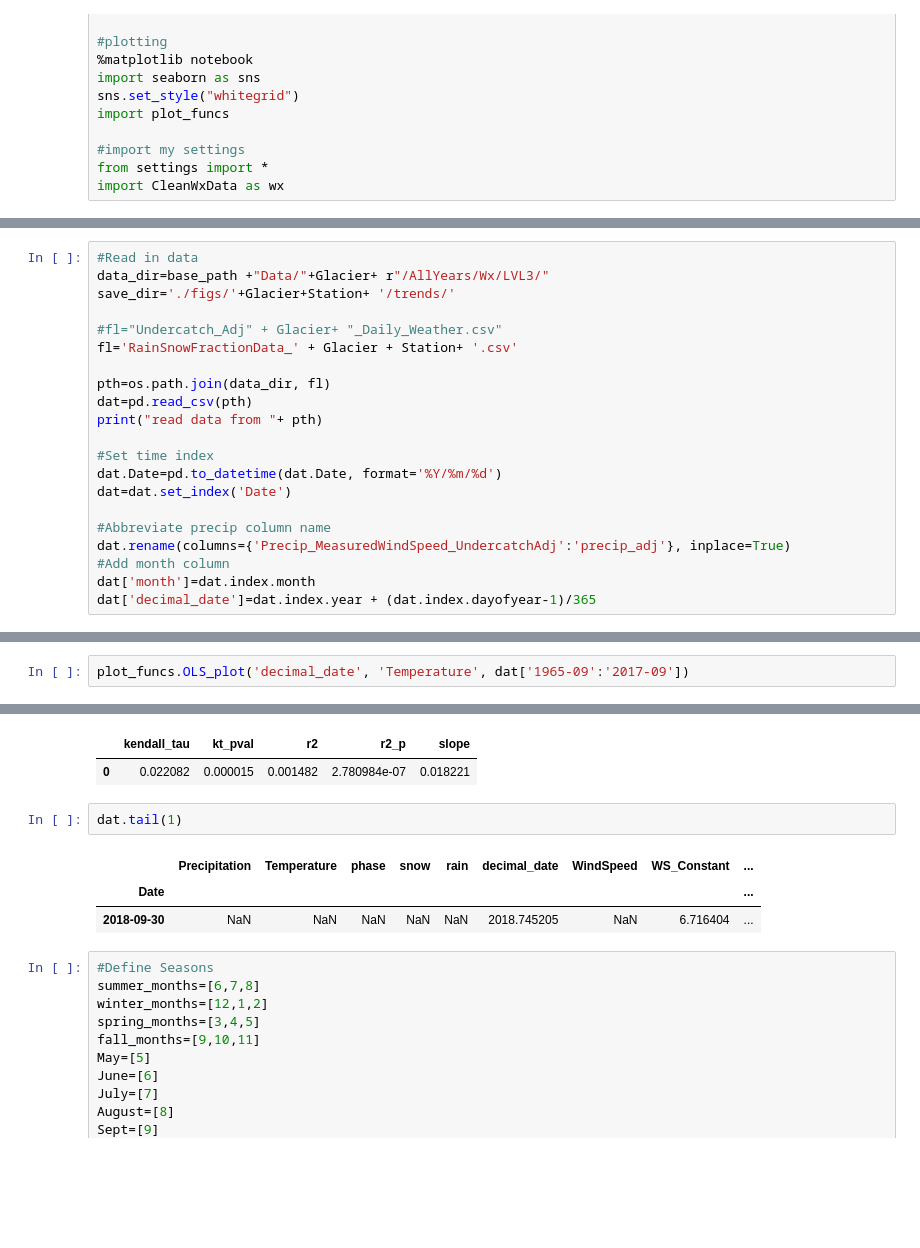
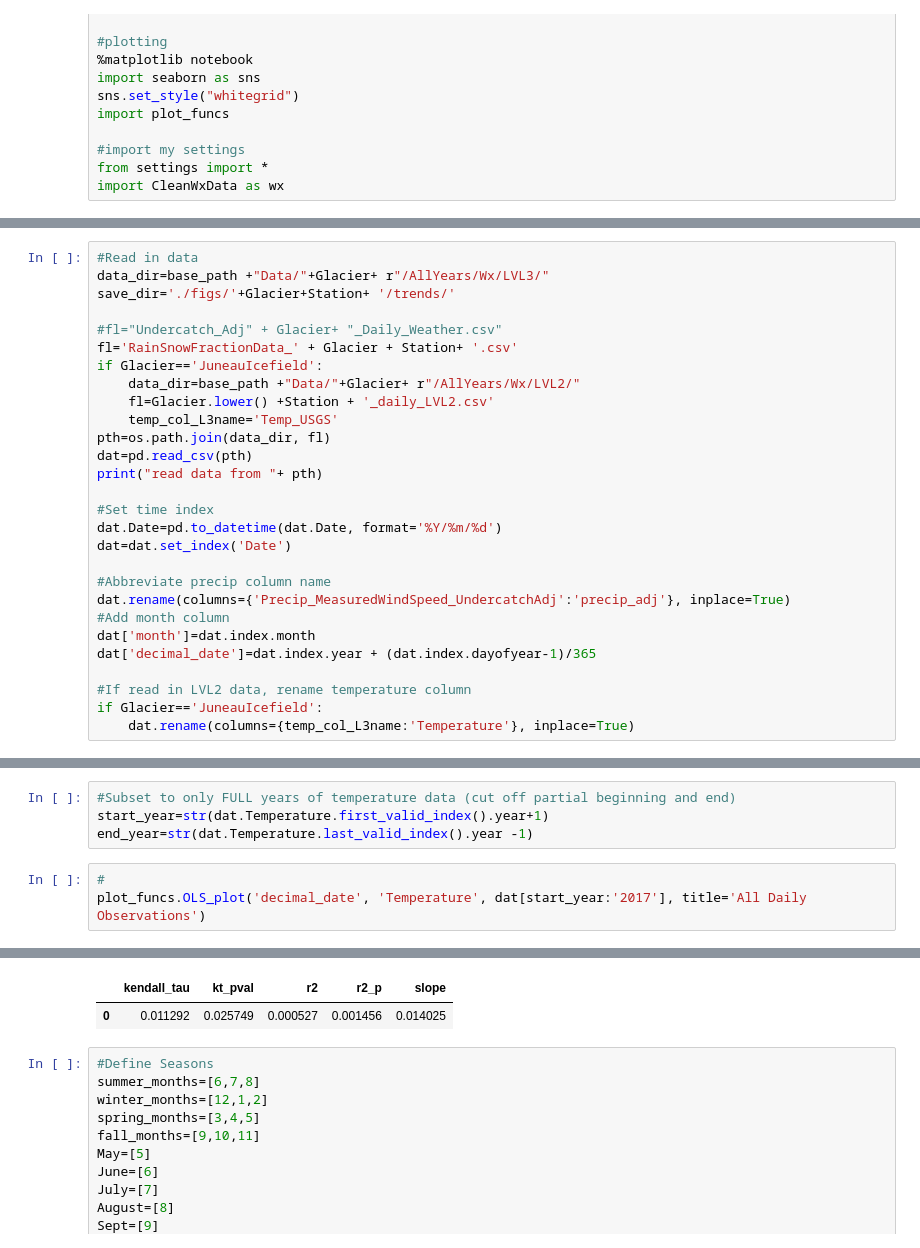
Before and after one commit to ehbaker/WXmunge, a Jupyter notebook: Temperature Trends.ipynb, the cells around one changed output, grey strips where cells are left out. Cells and saved outputs as stored; diff of their text form; blank space fills up the shorter version.

```diff
--- a/Temperature Trends.ipynb
+++ b/Temperature Trends.ipynb
@@ -29,7 +82,10 @@ save_dir='./figs/'+Glacier+Station+ '/trends/'
 
 #fl="Undercatch_Adj" + Glacier+ "_Daily_Weather.csv"
 fl='RainSnowFractionData_' + Glacier + Station+ '.csv'
-
+if Glacier=='JuneauIcefield':
+    data_dir=base_path +"Data/"+Glacier+ r"/AllYears/Wx/LVL2/"
+    fl=Glacier.lower() +Station + '_daily_LVL2.csv'
+    temp_col_L3name='Temp_USGS'
 pth=os.path.join(data_dir, fl)
 dat=pd.read_csv(pth)
 print("read data from "+ pth)
@@ -43,4 +99,8 @@ dat.rename(columns={'Precip_MeasuredWindSpeed_UndercatchAdj':'precip_adj'}, inpl
 #Add month column
 dat['month']=dat.index.month
 dat['decimal_date']=dat.index.year + (dat.index.dayofyear-1)/365
+
+#If read in LVL2 data, rename temperature column
+if Glacier=='JuneauIcefield':
+    dat.rename(columns={temp_col_L3name:'Temperature'}, inplace=True)
 # %% [output]
@@ -48,16 +118,15 @@ read data from Q:/Project Data/GlacierData/Benchmark_Program/Data/Wolverine/AllY
+# %%
+#Subset to only FULL years of temperature data (cut off partial beginning and end)
+start_year=str(dat.Temperature.first_valid_index().year+1)
+end_year=str(dat.Temperature.last_valid_index().year -1)
 # %%
-plot_funcs.OLS_plot('decimal_date', 'Temperature', dat['1965-09':'2017-09'])
+#
+plot_funcs.OLS_plot('decimal_date', 'Temperature', dat[start_year:'2017'], title='All Daily Observations')
 # %% [output]
 [interactive output not drawn]
 [interactive output not drawn]
 |  | kendall_tau | kt_pval | r2 | r2_p | slope |
-| 0 | 0.022082 | 0.000015 | 0.001482 | 2.780984e-07 | 0.018221 |
+| 0 | 0.011292 | 0.025749 | 0.000527 | 0.001456 | 0.014025 |
-# %%
-dat.tail(1)
-# %% [output]
-|  | Precipitation | Temperature | phase | snow | rain | decimal_date | WindSpeed | WS_Constant | ... |
-| Date |  |  |  |  |  |  |  |  | ... |
-| 2018-09-30 | NaN | NaN | NaN | NaN | NaN | 2018.745205 | NaN | 6.716404 | ... |
 # %%
 #Define Seasons
 summer_months=[6,7,8]
```
Also changed, not shown: parts of 20 cells of this notebook, 4 other files.
